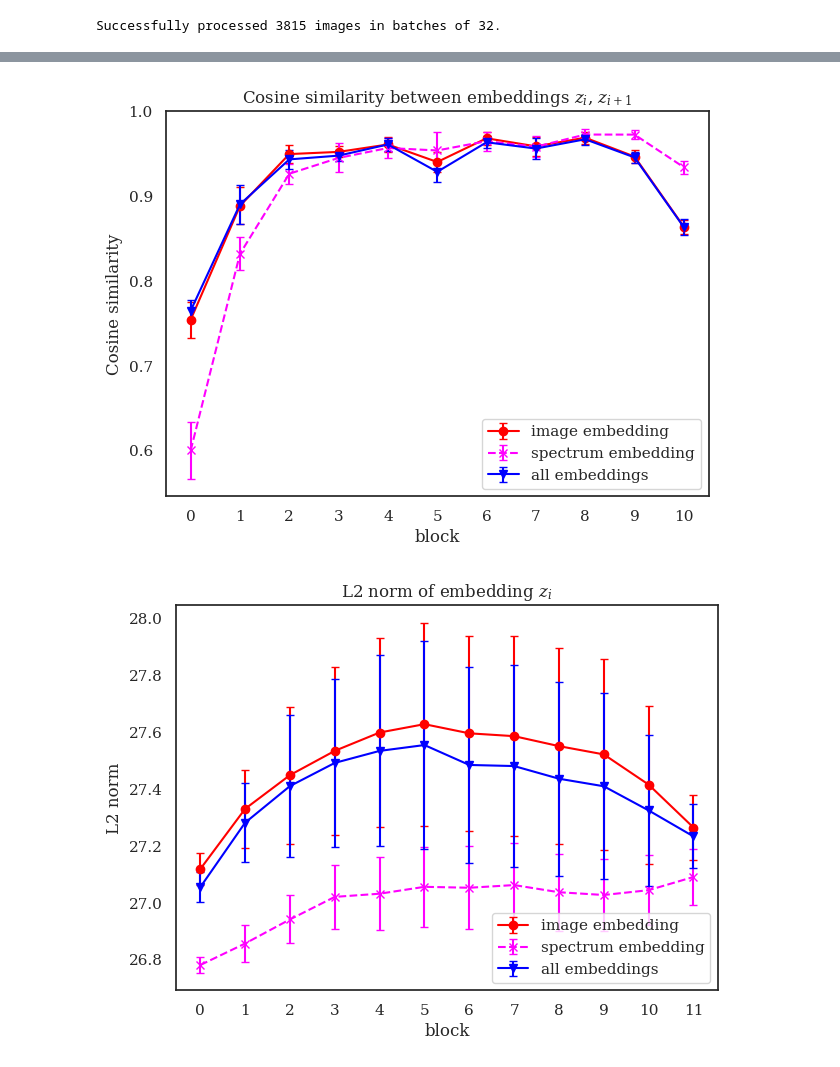
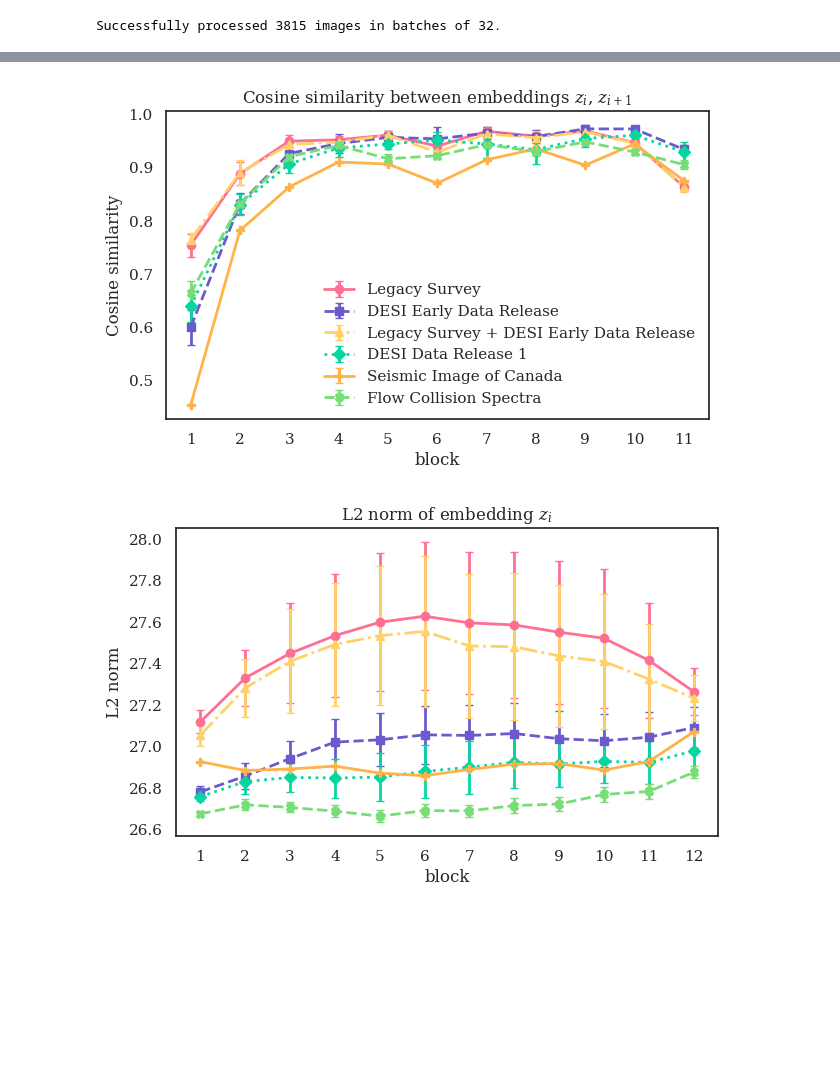
Before and after one commit to auggiemarignier/windycity, a Jupyter notebook: aion_tutorial.ipynb, the cells around one changed output, grey strips where cells are left out. Saved outputs shown, nothing was run; the diff lists cells and outputs as text; code cells hidden in the pictures; blank space fills up the shorter version.

Commit message:
final plot

```diff
--- a/aion_tutorial.ipynb
+++ b/aion_tutorial.ipynb
@@ -242,46 +317,70 @@ for b in range(num_blocks):
 # %%
 
 # --- Plot cosine similarity ---
 sns.set_theme()
 sns.set_style("white")
 plt.rcParams["font.family"] = "serif"
 plt.rcParams["mathtext.fontset"] = "dejavuserif"
 
-plt.figure(figsize=(7,5))
+plt.figure(figsize=(7,4))
 
-plt.errorbar(range(num_blocks-1), im_embeddings_cos_sim_mean[:-1], yerr=im_embeddings_cos_sim_std[:-1],
-             fmt='o-', color='red', label="image embedding", capsize=3)
-plt.errorbar(range(num_blocks-1), sp_embeddings_cos_sim_mean[:-1], yerr=sp_embeddings_cos_sim_std[:-1],
-             fmt='x--', color='magenta', label="spectrum embedding", capsize=3)
-plt.errorbar(range(num_blocks-1), all_embeddings_cos_sim_mean[:-1], yerr=all_embeddings_cos_sim_std[:-1],
-             fmt='v-', color='blue', label="all embeddings", capsize=3)
+plt.errorbar(range(1, num_blocks), im_embeddings_cos_sim_mean[:-1], yerr=im_embeddings_cos_sim_std[:-1],
+             fmt='o-', color='#FF6F91', label="Legacy Survey", capsize=3, lw=2, markersize=6)  # pastel pink
 
-plt.xticks(range(num_blocks-1))
-plt.legend()
+plt.errorbar(range(1, num_blocks), sp_embeddings_cos_sim_mean[:-1], yerr=sp_embeddings_cos_sim_std[:-1],
+             fmt='s--', color='#6A5ACD', label="DESI Early Data Release", capsize=3, lw=2, markersize=6)  # pastel purple
+
+plt.errorbar(range(1, num_blocks), all_embeddings_cos_sim_mean[:-1], yerr=all_embeddings_cos_sim_std[:-1],
+             fmt='^-.', color='#FFD166', label="Legacy Survey + DESI Early Data Release", capsize=3, lw=2, markersize=6)  # pastel yellow
+
+plt.errorbar(range(1, num_blocks), desi_embeddings_cos_sim_mean[:-1], yerr=desi_embeddings_cos_sim_std[:-1],
+             fmt='D:', color='#06D6A0', label="DESI Data Release 1", capsize=3, lw=2, markersize=6)  # pastel teal
+
+plt.errorbar(range(1, num_blocks), seismic_embeddings_cos_sim_mean[:-1], yerr=seismic_embeddings_cos_sim_std[:-1],
+             fmt='P-', color='#FFB347', label="Seismic Image of Canada", capsize=3, lw=2, markersize=6)  # pastel orange
+
+plt.errorbar(range(1, num_blocks), flow_embeddings_cos_sim_mean[:-1], yerr=flow_embeddings_cos_sim_std[:-1],
+             fmt='X--', color='#77DD77', label="Flow Collision Spectra", capsize=3, lw=2, markersize=6)  # pastel green
+
+
+
+plt.xticks(range(1, num_blocks))
+plt.legend(frameon=False)
 plt.xlabel("block")
 plt.ylabel("Cosine similarity")
 plt.title("Cosine similarity between embeddings $z_i$, $z_{i+1}$")
 plt.show()
 # %% [output]
-[figure, old version]
+[figure, new version]
 # %%
 
 
 # --- Plot L2 norm ---
-plt.figure(figsize=(7,5))
+plt.figure(figsize=(7,4))
+plt.errorbar(range(1, num_blocks+1), im_embeddings_L2_mean, yerr=im_embeddings_L2_std,
+             fmt='o-', color='#FF6F91', label="Legacy Survey", capsize=3, lw=2, markersize=6)  # pastel pink
 
-plt.errorbar(range(num_blocks), im_embeddings_L2_mean, yerr=im_embeddings_L2_std,
-             fmt='o-', color='red', label="image embedding", capsize=3)
-plt.errorbar(range(num_blocks), sp_embeddings_L2_mean, yerr=sp_embeddings_L2_std,
-             fmt='x--', color='magenta', label="spectrum embedding", capsize=3)
-plt.errorbar(range(num_blocks), all_embeddings_L2_mean, yerr=all_embeddings_L2_std,
-             fmt='v-', color='blue', label="all embeddings", capsize=3)
+plt.errorbar(range(1, num_blocks+1), sp_embeddings_L2_mean, yerr=sp_embeddings_L2_std,
+             fmt='s--', color='#6A5ACD', label="DESI EDR", capsize=3, lw=2, markersize=6)  # pastel purple
 
-plt.xticks(range(num_blocks))
-plt.legend()
+plt.errorbar(range(1, num_blocks+1), all_embeddings_L2_mean, yerr=all_embeddings_L2_std,
+             fmt='^-.', color='#FFD166', label="Legacy Survey + DESI EDR", capsize=3, lw=2, markersize=6)  # pastel yellow
+
+plt.errorbar(range(1, num_blocks+1), desi_embeddings_L2_mean, yerr=desi_embeddings_L2_std,
+             fmt='D:', color='#06D6A0', label="DESI DR1", capsize=3, lw=2, markersize=6)  # pastel teal
+
+
+plt.errorbar(range(1, num_blocks+1), seismic_embeddings_L2_mean, yerr=seismic_embeddings_L2_std,
+             fmt='P-', color='#FFB347', label="Seismic Image of Canada", capsize=3, lw=2, markersize=6)  # pastel orange
+
+plt.errorbar(range(1, num_blocks+1), flow_embeddings_L2_mean, yerr=flow_embeddings_L2_std,
+             fmt='X--', color='#77DD77', label="Flow Collision Spectra", capsize=3, lw=2, markersize=6)  # pastel green
+
+plt.xticks(range(1,num_blocks+1))
+#plt.legend(frameon=False)
 plt.xlabel("block")
 plt.ylabel("L2 norm")
 plt.title("L2 norm of embedding $z_i$")
 plt.show()
 # %% [output]
-[figure, old version]
+[figure, new version]
```
Also changed, not shown: parts of 1 cell of this notebook.
